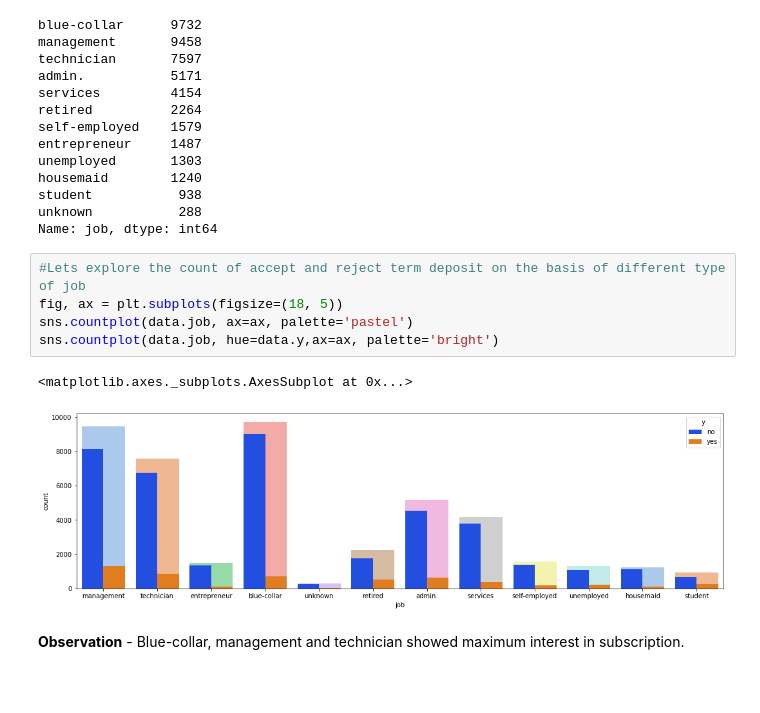
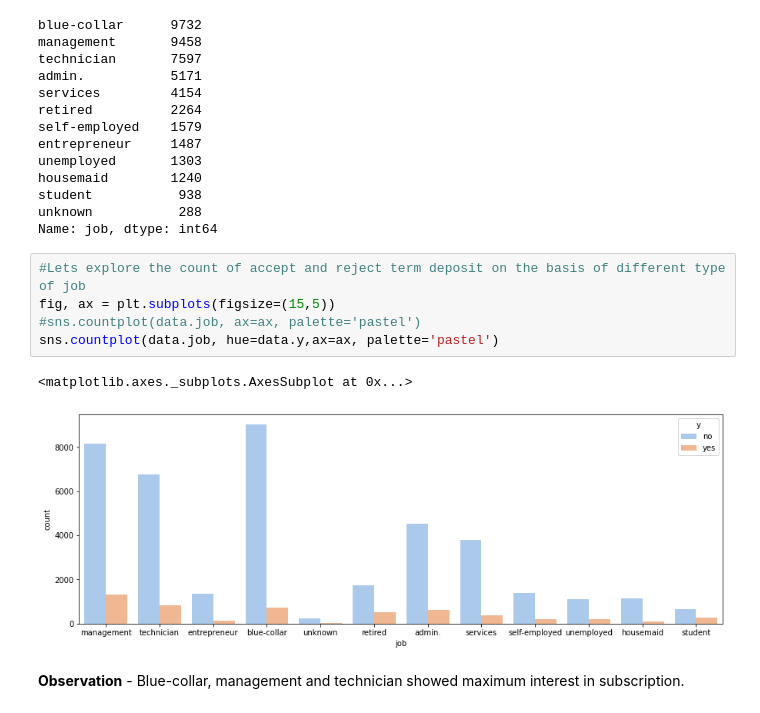
Before and after one commit to Ankushsaini90/-Bank-Marketing-Effectiveness-Prediction-, a Jupyter notebook: Bank_Marketing_Effectiveness_Prediction_Capstone_Project.ipynb, the cells around one changed output. Cells and saved outputs as stored; diff of their text form; blank space fills up the shorter version.

```diff
--- a/Bank_Marketing_Effectiveness_Prediction_Capstone_Project.ipynb
+++ b/Bank_Marketing_Effectiveness_Prediction_Capstone_Project.ipynb
@@ -241,12 +243,12 @@ unknown           288
 Name: job, dtype: int64
 # %%
 #Lets explore the count of accept and reject term deposit on the basis of different type of job
-fig, ax = plt.subplots(figsize=(18, 5))
-sns.countplot(data.job, ax=ax, palette='pastel')
-sns.countplot(data.job, hue=data.y,ax=ax, palette='bright')
+fig, ax = plt.subplots(figsize=(15,5))
+#sns.countplot(data.job, ax=ax, palette='pastel')
+sns.countplot(data.job, hue=data.y,ax=ax, palette='pastel')
 # %% [output]
 <matplotlib.axes._subplots.AxesSubplot at 0x...>
-[figure, old version]
+[figure, new version]
 # %% [markdown]
 **Observation** - Blue-collar, management and technician  showed maximum interest in subscription.
 # %% [markdown]
```
Also changed, not shown: parts of 83 cells of this notebook.
